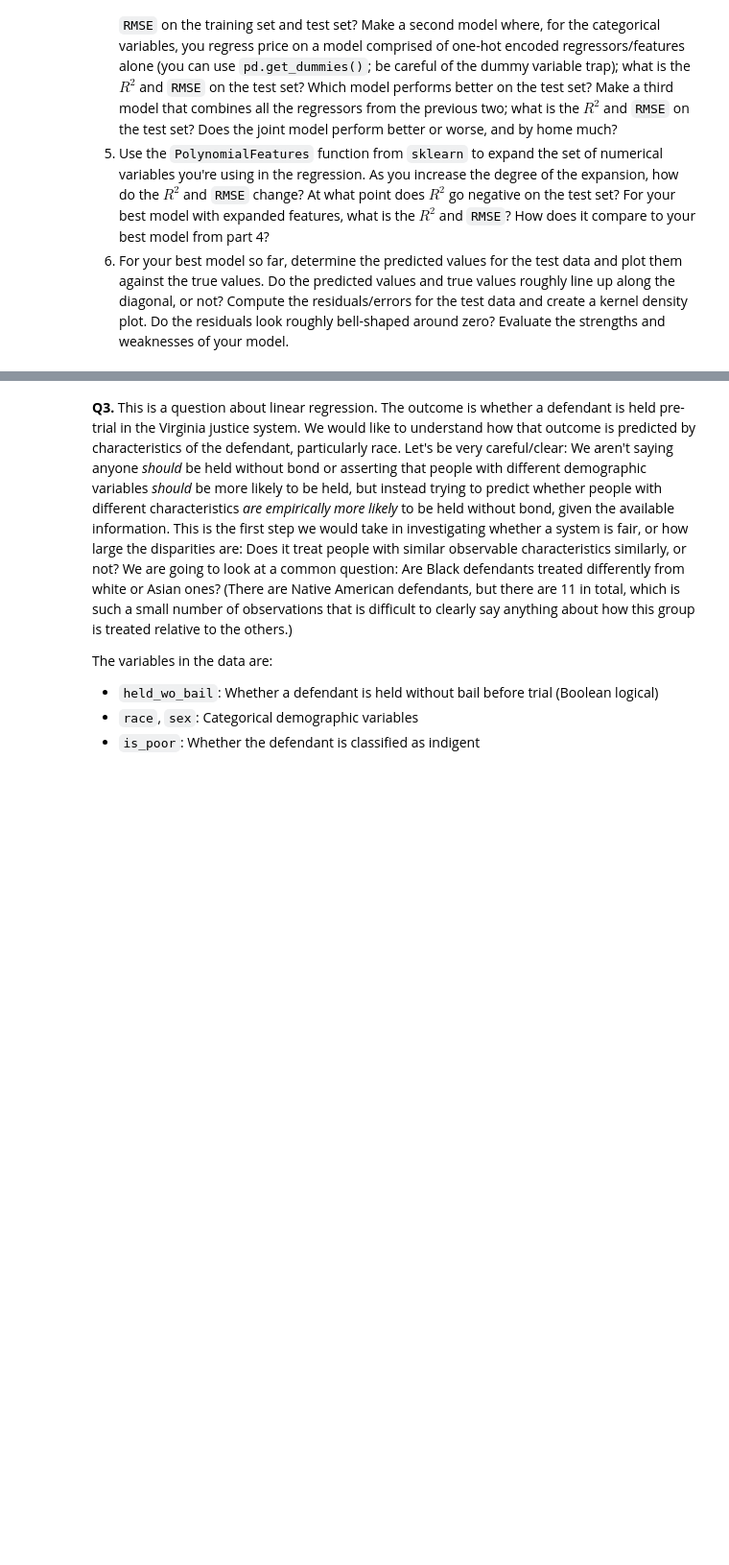
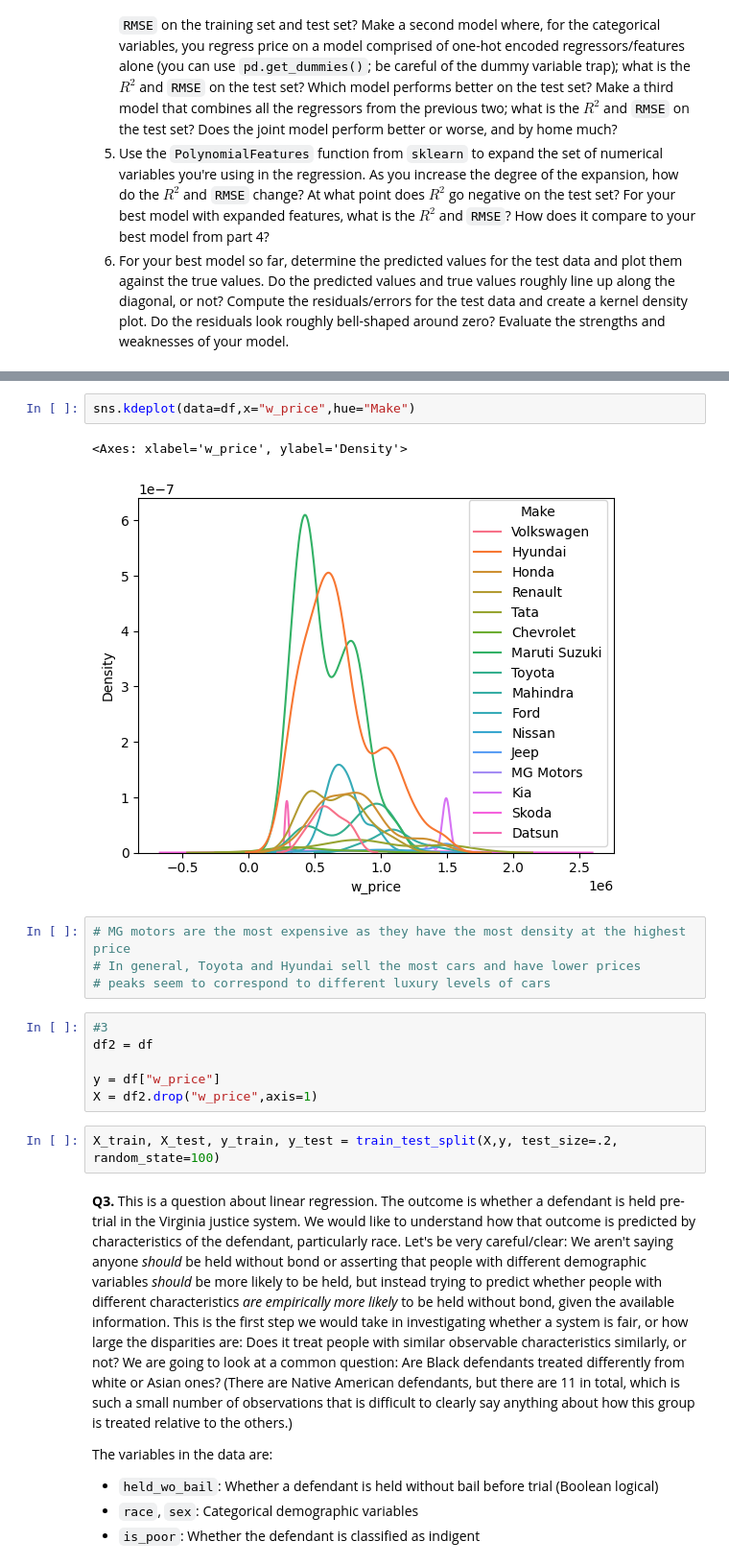
Before and after one commit to annacfisher/linearRegression, a Jupyter notebook: assignment.ipynb, the cells around one changed output, grey strips where cells are left out. Shown at 96% size. Saved outputs shown, nothing was run; the diff lists cells and outputs as text; blank space fills up the shorter version.

```diff
--- a/assignment.ipynb
+++ b/assignment.ipynb
@@ -244,3 +325,20 @@ print(expensive)
+# %%
+sns.kdeplot(data=df,x="w_price",hue="Make")
+# %% [output]
+<Axes: xlabel='w_price', ylabel='Density'>
+[figure, added]
+# %%
+# MG motors are the most expensive as they have the most density at the highest price
+# In general, Toyota and Hyundai sell the most cars and have lower prices
+# peaks seem to correspond to different luxury levels of cars
+# %%
+#3
+df2 = df
+
+y = df["w_price"]
+X = df2.drop("w_price",axis=1)
+# %%
+X_train, X_test, y_train, y_test = train_test_split(X,y, test_size=.2, random_state=100)
 # %% [markdown]
 **Q3.** This is a question about linear regression. The outcome is whether a defendant is held pre-trial in the Virginia justice system. We would like to understand how that outcome is predicted by characteristics of the defendant, particularly race. Let's be very careful/clear: We aren't saying anyone *should* be held without bond or asserting that people with different demographic variables *should* be more likely to be held, but instead trying to predict whether people with different characteristics *are empirically more likely* to be held without bond, given the available information. This is the first step we would take in investigating whether a system is fair, or how large the disparities are: Does it treat people with similar observable characteristics similarly, or not? We are going to look at a common question: Are Black defendants treated differently from white or Asian ones? (There are Native American defendants, but there are 11 in total, which is such a small number of observations that is difficult to clearly say anything about how this group is treated relative to the others.)
 
```
Also changed, not shown: parts of 8 cells of this notebook.
